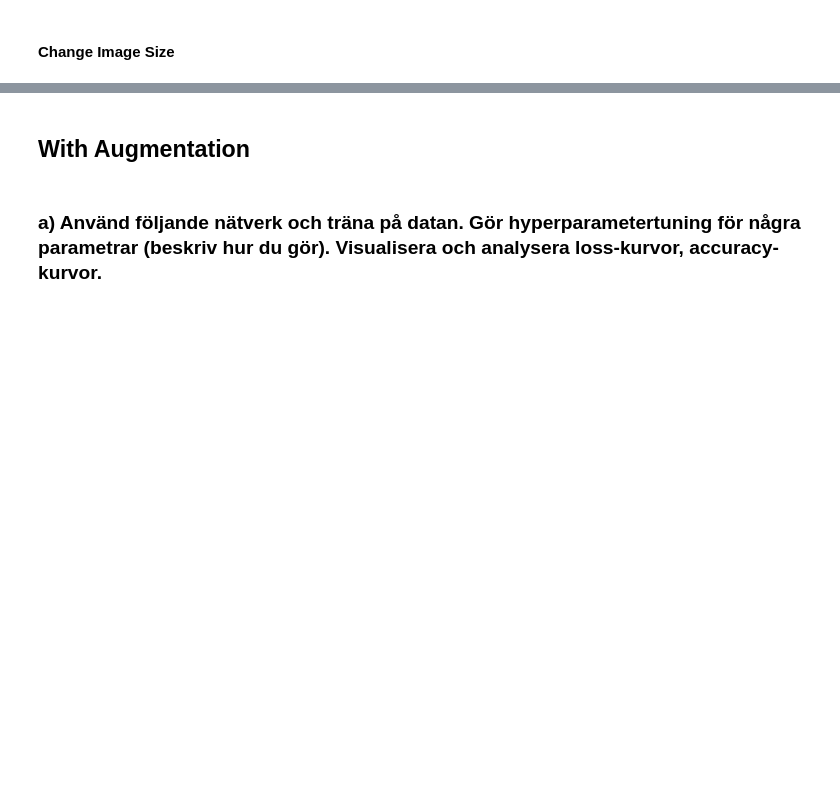
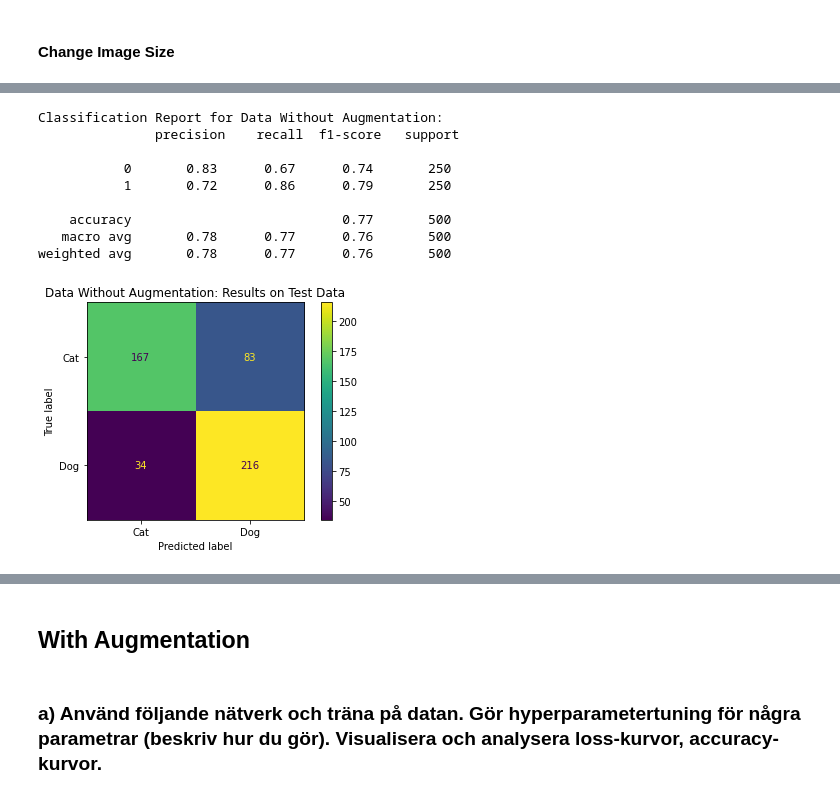
Before and after one commit to Anna-MariaSjolund/Deep-Learning-Anna-MariaSjolund, a Jupyter notebook: lab-dogs-vs-cats.ipynb, the cells around one changed output, grey strips where cells are left out. Cells and saved outputs as stored; diff of their text form; code cells hidden in the pictures; blank space fills up the shorter version.

```diff
--- a/lab-dogs-vs-cats.ipynb
+++ b/lab-dogs-vs-cats.ipynb
@@ -632,0 +841,4 @@ plot_metrics(metrics, "Optimizer: Adam(.001), Layers: [32, 64, 128, 128], Drop R
+# %%
+X_train_full = np.concatenate((scaled_X_train_small_200, scaled_X_val_small_200))
+y_train_full = np.concatenate((y_train_small, y_val_small))
+X_train_full.shape, y_train_full.shape
@@ -632,0 +847,3 @@ plot_metrics(metrics, "Optimizer: Adam(.001), Layers: [32, 64, 128, 128], Drop R
+# %%
+final_model_no_aug = CNN_model(input_shape=(200, 200, 3), kernels=[32, 64, 128, 256], optimizer=RMSprop, learning_rate=.0005, dropout_rate=.9)
+final_model_no_aug.fit(X_train_full, y_train_full, epochs=46)
@@ -632,0 +869,37 @@ plot_metrics(metrics, "Optimizer: Adam(.001), Layers: [32, 64, 128, 128], Drop R
+# %%
+y_pred_small_no_aug = final_model_no_aug.predict(scaled_X_test_small_200)
+y_pred_small_no_aug = (y_pred_small_no_aug > .5)*1
+# %%
+def print_and_plot_results(y_true:np.ndarray, y_pred:np.ndarray, data_name:str) -> None:
+    """
+    Prints a classification report and plots a confusion matrix.
+
+    Parameters
+    ----------
+    y_true : pd.Series
+        The real y-values.
+    y_pred : np.ndarray
+        The predicted y-values.
+    model_name : str
+        The name of the model.
+    """
+
+    classification_report_ = classification_report(y_true, y_pred)
+    print(f"Classification Report for {data_name}: \n {classification_report_}")
+
+    cm = confusion_matrix(y_true, y_pred)
+    cm_fig = ConfusionMatrixDisplay(cm, display_labels=["Cat", "Dog"]).plot()
+    _ = cm_fig.ax_.set(title=f"{data_name}: Results on Test Data")
+# %%
+print_and_plot_results(y_test_small, y_pred_small_no_aug, "Data Without Augmentation")
+# %% [output]
+Classification Report for Data Without Augmentation:
+               precision    recall  f1-score   support
+
+           0       0.83      0.67      0.74       250
+           1       0.72      0.86      0.79       250
+
+    accuracy                           0.77       500
+   macro avg       0.78      0.77      0.76       500
+weighted avg       0.78      0.77      0.76       500
+[figure, added]
```
Also changed, not shown: parts of 65 cells of this notebook.
